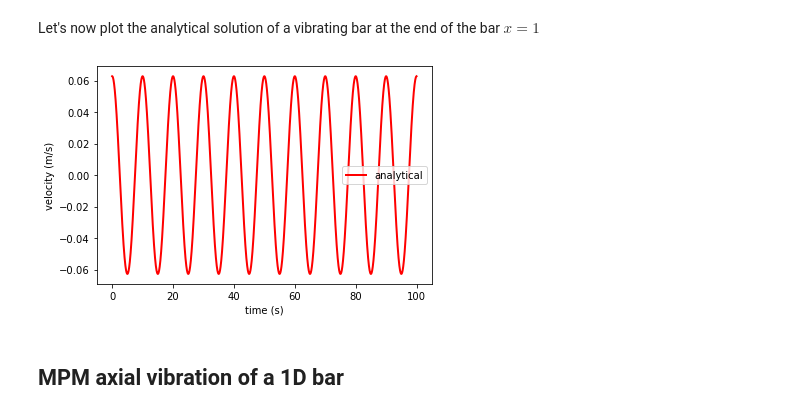
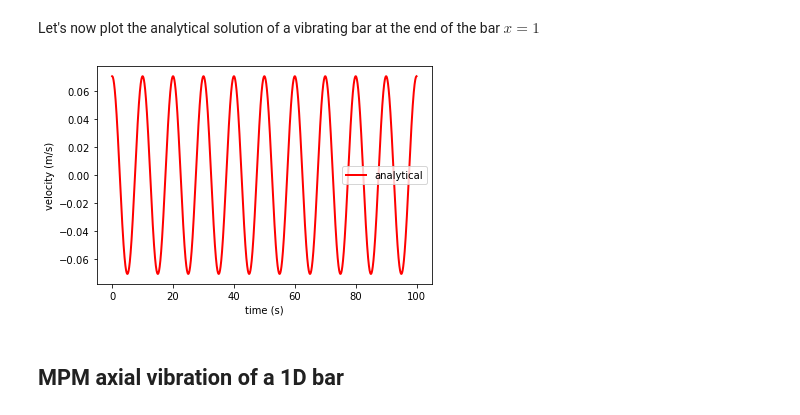
Before and after one commit to geoelements/LearnMPM, a Jupyter notebook: axial-vibration1d.ipynb, the cells around one changed output. Drawn from its saved outputs; the diff is of its cells as text; code cells hidden in the pictures.

```diff
--- a/axial-vibration1d.ipynb
+++ b/axial-vibration1d.ipynb
@@ -38,21 +38,21 @@ Let's now plot the analytical solution of a vibrating bar at the end of the bar
 # %%
 import matplotlib.pyplot as plt
 
 # Properties
 E = 100
 L = 25
 
 # analytical solution at the end of the bar
-ta, va, xa = axial_vibration_bar1d(L = L, E = E, rho = 1, duration = 100, dt = 0.01, v0 = 1.0, x = 1.0)
+ta, va, xa = axial_vibration_bar1d(L = L, E = E, rho = 1, duration = 100, dt = 0.01, v0 = 0.1, x = 12.5)
 
 plt.plot(ta, va, 'r',linewidth=2,label='analytical')
 
 plt.xlabel('time (s)')
 plt.ylabel('velocity (m/s)')
 plt.legend()
 plt.show()
 # %% [output]
-[figure, old version]
+[figure, new version]
 # %% [markdown]
 ## MPM axial vibration of a 1D bar
 # %% [markdown]
```
Also changed, not shown: parts of 1 cell of this notebook, 1 other file.
